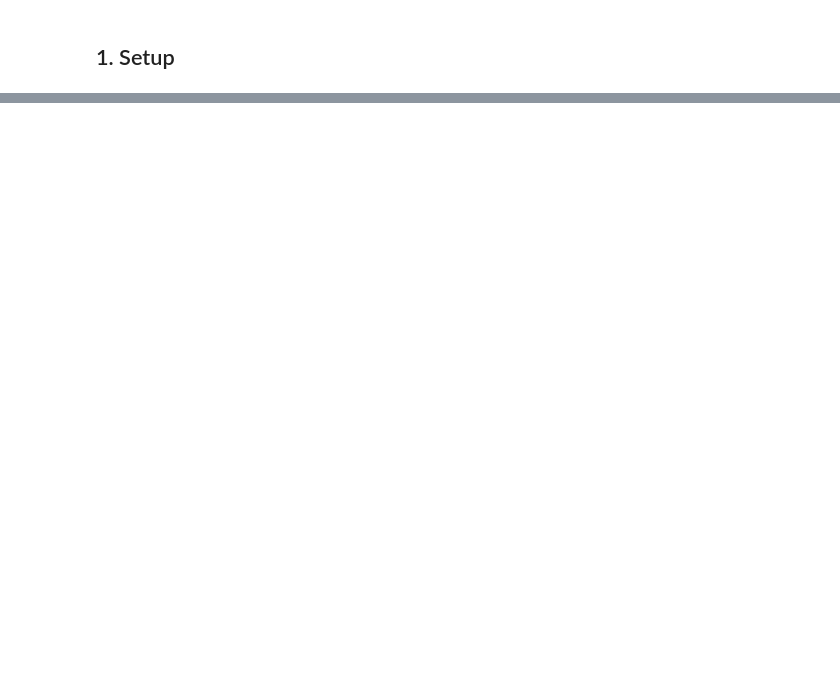
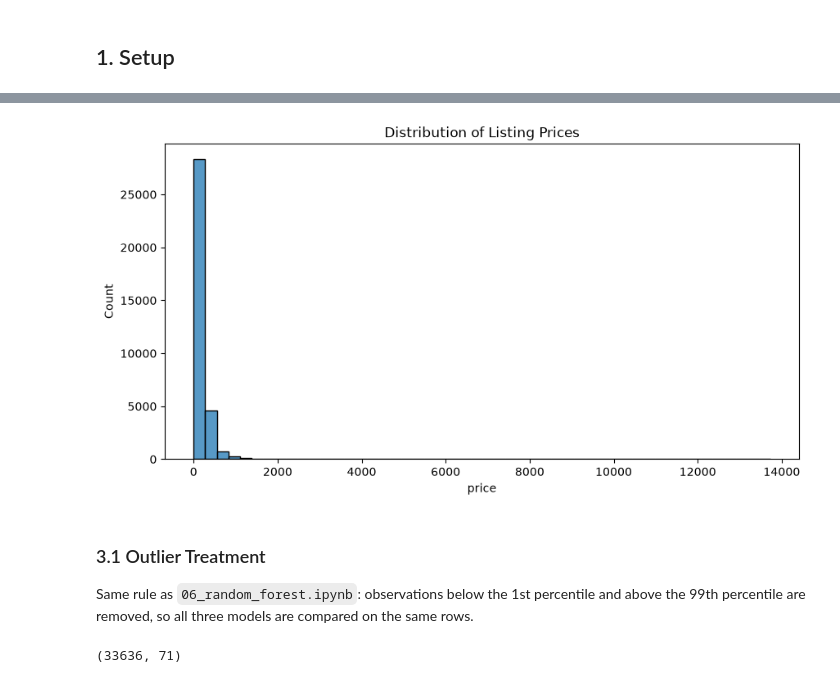
Before and after one commit to aantoo-cr/airbnb-rome-analysis, a Jupyter notebook: notebooks/07_linear_regression_model.ipynb, the cells around one changed output, grey strips where cells are left out. Saved outputs shown, nothing was run; the diff lists cells and outputs as text; code cells hidden in the pictures; blank space fills up the shorter version.

```diff
--- a/notebooks/07_linear_regression_model.ipynb
+++ b/notebooks/07_linear_regression_model.ipynb
@@ -410,0 +46,4 @@ Random Forest and Lasso end up finding.
+# %%
+df = pd.read_csv("../data/final_dataset.csv")
+
+df.head()
@@ -410,0 +86,27 @@ Random Forest and Lasso end up finding.
+# %%
+plt.figure(figsize=(10,5))
+
+sns.histplot(df["price"], bins=50)
+
+plt.title("Distribution of Listing Prices")
+plt.show()
+# %% [output]
+[figure, added]
+# %% [markdown]
+### 3.1 Outlier Treatment
+
+Same rule as `06_random_forest.ipynb`: observations below the 1st percentile and above the 99th
+percentile are removed, so all three models are compared on the same rows.
+# %%
+#outlier treatment
+q1 = df["price"].quantile(0.01)
+q99 = df["price"].quantile(0.99)
+
+df = df[
+    (df["price"] >= q1) &
+    (df["price"] <= q99)
+]
+
+print(df.shape)
+# %% [output]
+(33636, 71)
```
Also changed, not shown: parts of 65 cells of this notebook, 1 other file.
